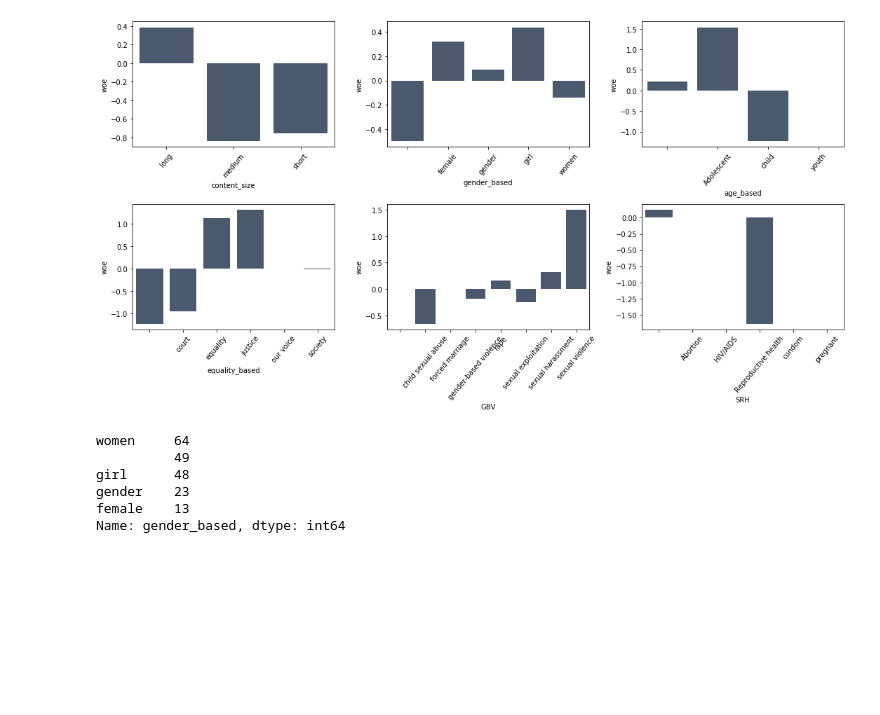
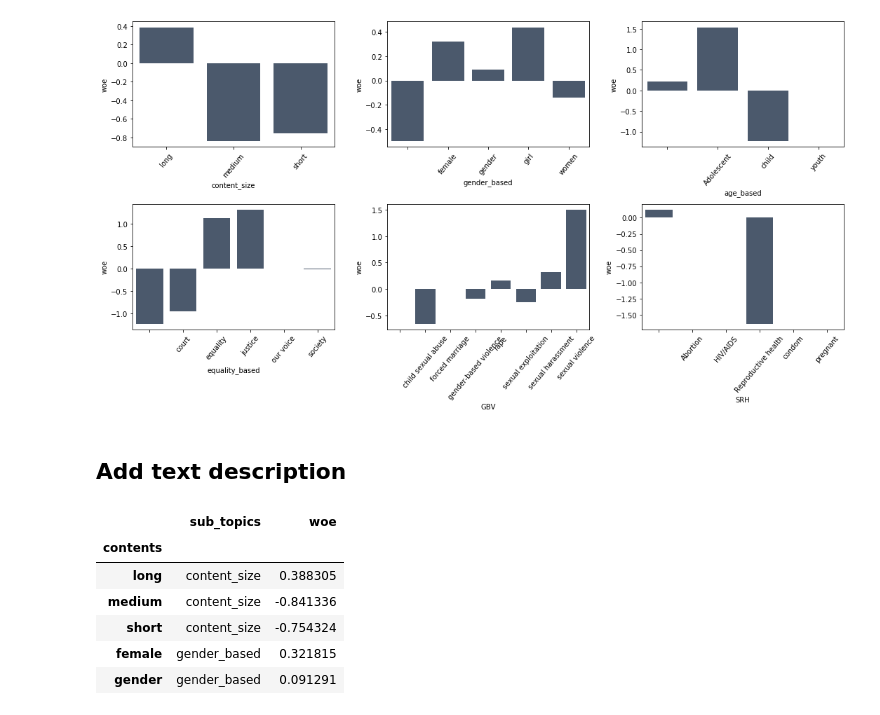
Before and after one commit to yonycherkos/SRH-GBV, a Jupyter notebook: code/SRH_GBV_analysis.ipynb, the cells around one changed output. Saved outputs shown, nothing was run; the diff lists cells and outputs as text; code cells hidden in the pictures; blank space fills up the shorter version.

```diff
--- a/code/SRH_GBV_analysis.ipynb
+++ b/code/SRH_GBV_analysis.ipynb
@@ -434,12 +434,15 @@ feats_draw = [v for k, v in feats_dict.items() if k in f_draw]
 ar.draw_woe_multiplot(feats_draw, iv)
 # %% [output]
 [figure]
-# %%
-df["gender_based"].value_counts()
-# %% [output]
-women     64
-          49
-girl      48
-gender    23
-female    13
-Name: gender_based, dtype: int64
+# %% [markdown]
+## Add text description
+# %%
+woe_df.head()
+# %% [output]
+|  | sub_topics | woe |
+| contents |  |  |
+| long | content_size | 0.388305 |
+| medium | content_size | -0.841336 |
+| short | content_size | -0.754324 |
+| female | gender_based | 0.321815 |
+| gender | gender_based | 0.091291 |
```
Also changed, not shown: parts of 4 cells of this notebook, 2 other files.
